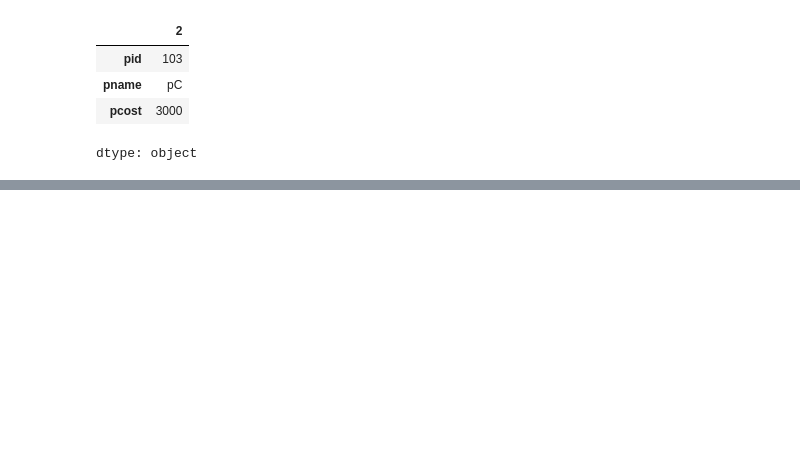
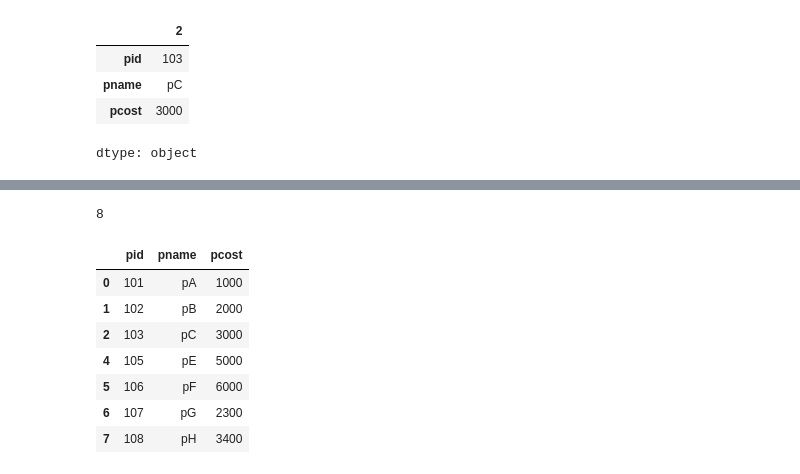
Before and after one commit to azhar258/Advance_Data_Engineering, a Jupyter notebook: Day1_03112025.ipynb, the cells around one changed output, grey strips where cells are left out. Cells and saved outputs as stored; diff of their text form; code cells hidden in the pictures; blank space fills up the shorter version.

```diff
--- a/Day1_03112025.ipynb
+++ b/Day1_03112025.ipynb
@@ -603,0 +620,15 @@ df2.loc[2:]
+# %%
+len(df2.index)
+# %% [output]
+8
+# %%
+df2.drop(3) #delecte 3rd rows
+# %% [output]
+|  | pid | pname | pcost |
+| 0 | 101 | pA | 1000 |
+| 1 | 102 | pB | 2000 |
+| 2 | 103 | pC | 3000 |
+| 4 | 105 | pE | 5000 |
+| 5 | 106 | pF | 6000 |
+| 6 | 107 | pG | 2300 |
+| 7 | 108 | pH | 3400 |
```
Also changed, not shown: parts of 23 cells of this notebook.
